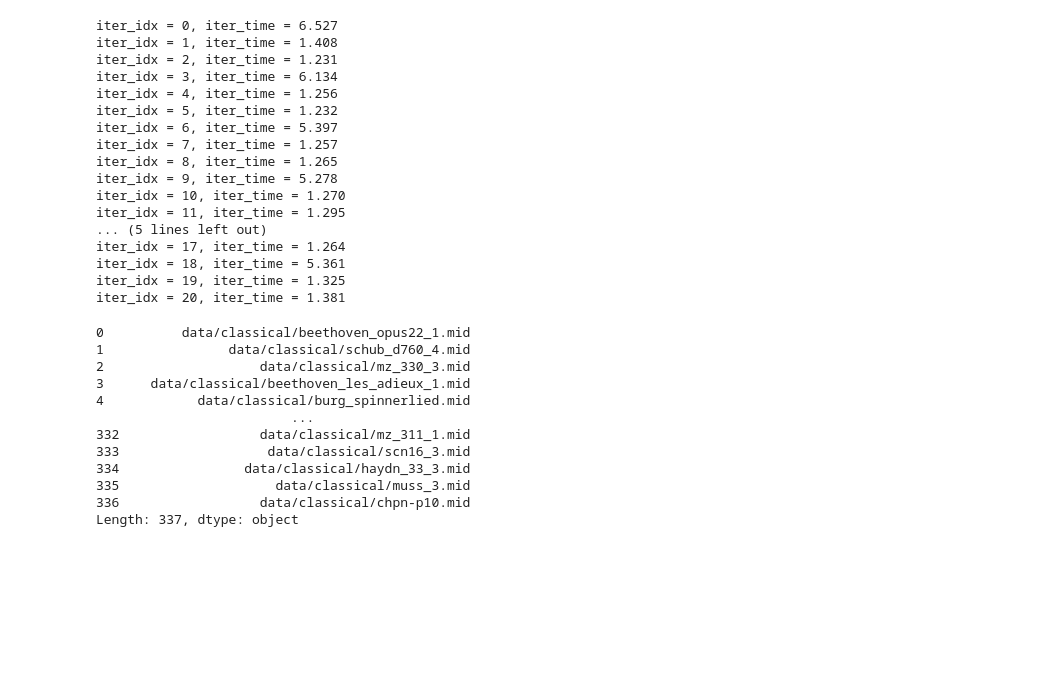
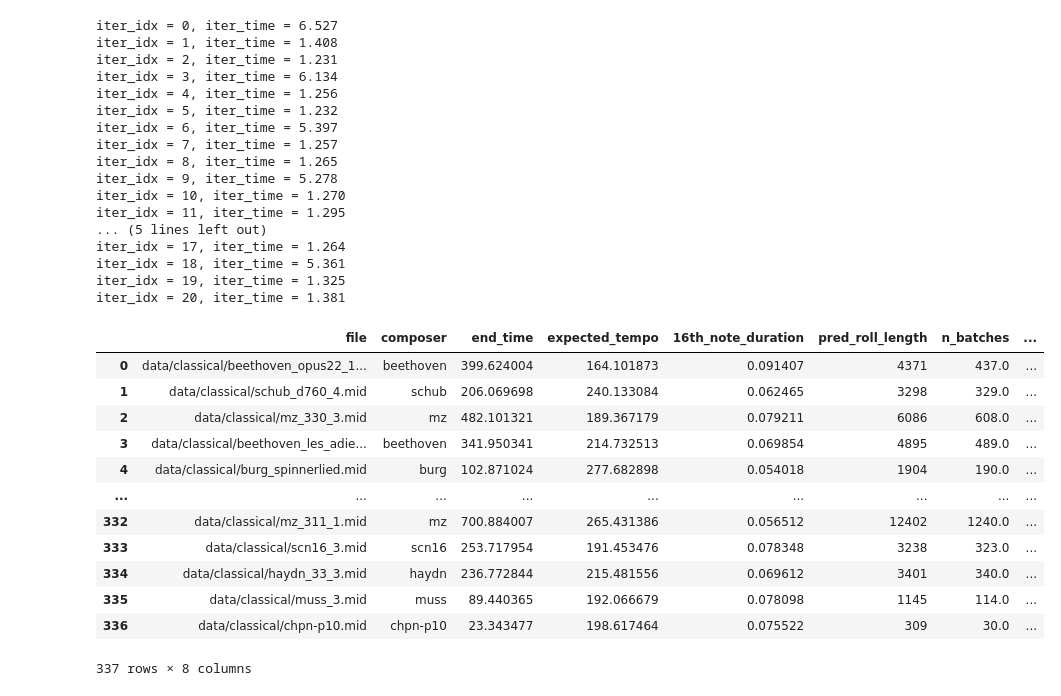
Before and after one commit to Dunni3/music-rnn, a Jupyter notebook: ians_garbage.ipynb, the cells around one changed output. Drawn from its saved outputs; the diff is of its cells as text; code cells hidden in the pictures; blank space fills up the shorter version.

```diff
--- a/ians_garbage.ipynb
+++ b/ians_garbage.ipynb
@@ -495,17 +502,30 @@ iter_idx = 20, iter_time = 1.381
 
 filestr = df_meta.iloc[0]['file']
 # %%
-df_meta.apply(lambda row: row['file'], axis=1)
+df_meta['pred_roll_length'] = df_meta['end_time']/df_meta['16th_note_duration']
+df_meta['pred_roll_length'] = df_meta['pred_roll_length'].astype(int)
+df_meta['n_batches'] = df_meta['pred_roll_length']*0.8 // batch_size
+# self.df_meta['n_batches'] = self.df_meta['n_batches'].astype(int)
+file_idx_ends = []
+n_batches = df_meta['n_batches'].values
+file_idx_ends = [n_batches[0]*batch_size - 1]
+for batches_in_file in n_batches[1:]:
+    file_idx_ends.append(batches_in_file*batch_size + file_idx_ends[-1] )
+
+df_meta['file_idx_ends'] = file_idx_ends
+
+df_meta
 # %% [output]
+|  | file | composer | end_time | expected_tempo | 16th_note_duration | pred_roll_length | n_batches | ... |
+| 0 | data/classical/beethoven_opus22_1... | beethoven | 399.624004 | 164.101873 | 0.091407 | 4371 | 437.0 | ... |
+| 1 | data/classical/schub_d760_4.mid | schub | 206.069698 | 240.133084 | 0.062465 | 3298 | 329.0 | ... |
+| 2 | data/classical/mz_330_3.mid | mz | 482.101321 | 189.367179 | 0.079211 | 6086 | 608.0 | ... |
+| 3 | data/classical/beethoven_les_adie... | beethoven | 341.950341 | 214.732513 | 0.069854 | 4895 | 489.0 | ... |
+| 4 | data/classical/burg_spinnerlied.mid | burg | 102.871024 | 277.682898 | 0.054018 | 1904 | 190.0 | ... |
+| ... | ... | ... | ... | ... | ... | ... | ... | ... |
+| 332 | data/classical/mz_311_1.mid | mz | 700.884007 | 265.431386 | 0.056512 | 12402 | 1240.0 | ... |
+| 333 | data/classical/scn16_3.mid | scn16 | 253.717954 | 191.453476 | 0.078348 | 3238 | 323.0 | ... |
+| 334 | data/classical/haydn_33_3.mid | haydn | 236.772844 | 215.481556 | 0.069612 | 3401 | 340.0 | ... |
+| 335 | data/classical/muss_3.mid | muss | 89.440365 | 192.066679 | 0.078098 | 1145 | 114.0 | ... |
+| 336 | data/classical/chpn-p10.mid | chpn-p10 | 23.343477 | 198.617464 | 0.075522 | 309 | 30.0 | ... |
-0          data/classical/beethoven_opus22_1.mid
-1                data/classical/schub_d760_4.mid
-2                    data/classical/mz_330_3.mid
-3      data/classical/beethoven_les_adieux_1.mid
-4            data/classical/burg_spinnerlied.mid
-                         ...
-332                  data/classical/mz_311_1.mid
-333                   data/classical/scn16_3.mid
-334                data/classical/haydn_33_3.mid
-335                    data/classical/muss_3.mid
-336                  data/classical/chpn-p10.mid
-Length: 337, dtype: object
+337 rows × 8 columns
```
Also changed, not shown: parts of 3 cells of this notebook, 28 other files.
